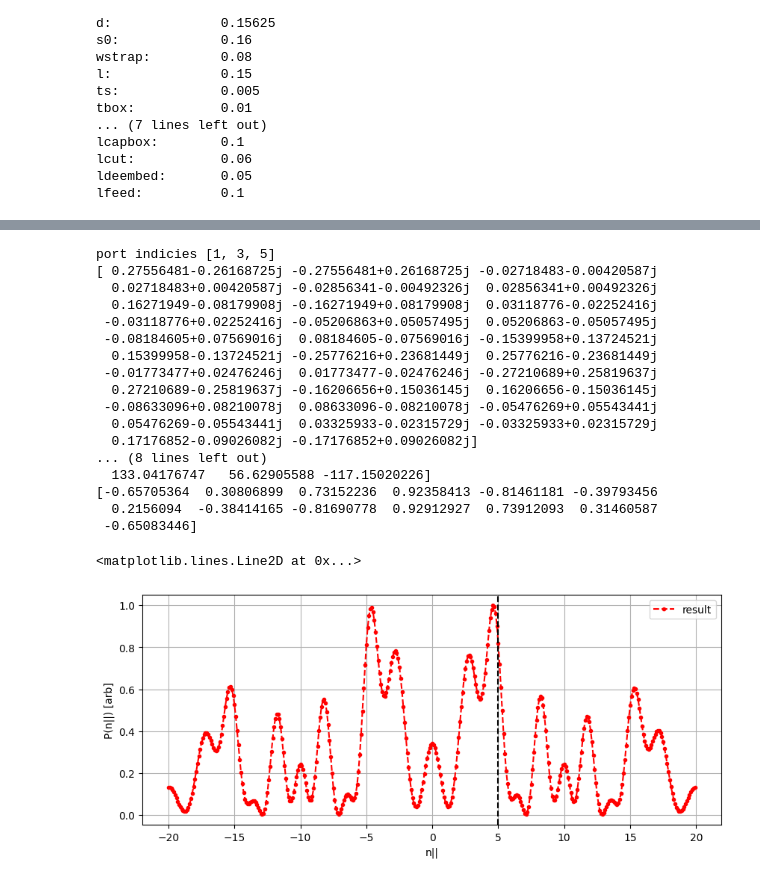
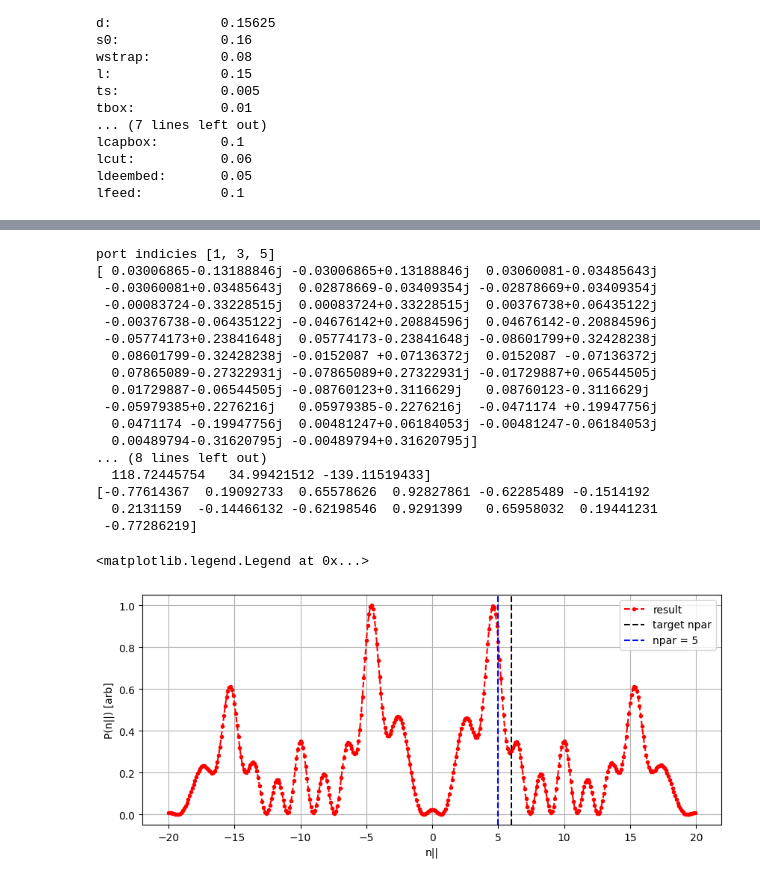
Before and after one commit to vandelij/TWA_circuit, a Jupyter notebook: longer_caps_CF_13straps_two_passive.ipynb, the cells around one changed output, grey strips where cells are left out. Saved outputs shown, nothing was run; the diff lists cells and outputs as text; code cells hidden in the pictures.

```diff
--- a/longer_caps_CF_13straps_two_passive.ipynb
+++ b/longer_caps_CF_13straps_two_passive.ipynb
@@ -97,11 +97,11 @@ freq_bounds = (92,100)#(92, 100)
 s11cutoff = -45
 
 # new settings
-alpha = 0 # 10,000 worked well
-gamma = 0
+alpha = 80000 # 10,000 worked well
+gamma = 1000
 lam1 = 0 # phase op
 lam2 = 0 # power ratio op
-target_npar = 5 # TODO: change back to 5
+target_npar = 6 # TODO: change back to 5
 target_PR = 2 # TODO: I do not know what the desired power ratio is.
 npar_bounds = [0, 10]
 num_npars = 100
@@ -216,48 +234,50 @@ print(strap_current_array)
 def get_phase(complexn):
     real = np.real(complexn)
     imag = np.imag(complexn)
     angle_rad = np.arctan2(imag, real)
     return angle_rad
 strap_phases = get_phase(strap_current_array)
 print(strap_phases*180/np.pi)
 
 npar_array = np.arange(0, 10, .1)
 npar_array = np.arange(-20, 20, .1)
 print(strap_phases/(np.pi))
 
 result_circ_model = np.array([], dtype='complex')
 for i in range(npar_array.shape[0]):
     power = myrfTWA.analytic_power_spectrum_general_phase_diff(npar_array[i], w_strap=myrfTWA.geometry_dict['wstrap'],
                                                                 d_strap=myrfTWA.geometry_dict['d'],
                                                                 freq=freq,
                                                                 phase_array=strap_phases)
     result_circ_model = np.append(result_circ_model, power)
 
 plt.figure(figsize=(10,4))
 plt.grid()
 plt.plot(npar_array, np.real(result_circ_model)/np.max(np.real(result_circ_model)), color='red', linestyle='--', label='result', marker='.')
 #plt.plot(npar_array, np.real(result_circ_model)/np.max(np.real(result_circ_model)), color='purple', linestyle='--', label='shifted')
 plt.xlabel('n||')
 plt.ylabel('P(n||) [arb]')
+
+plt.axvline(x=target_npar, ymin=0, ymax=1, color='k', linestyle='--', label='target npar')
+plt.axvline(x=5, ymin=0, ymax=1, color='blue', linestyle='--', label='npar = 5')
 plt.legend()
-plt.axvline(x=5, ymin=0, ymax=1, color='k', linestyle='--')
 # %% [output]
 port indicies [1, 3, 5]
-[ 0.27556481-0.26168725j -0.27556481+0.26168725j -0.02718483-0.00420587j
-  0.02718483+0.00420587j -0.02856341-0.00492326j  0.02856341+0.00492326j
-  0.16271949-0.08179908j -0.16271949+0.08179908j  0.03118776-0.02252416j
- -0.03118776+0.02252416j -0.05206863+0.05057495j  0.05206863-0.05057495j
- -0.08184605+0.07569016j  0.08184605-0.07569016j -0.15399958+0.13724521j
-  0.15399958-0.13724521j -0.25776216+0.23681449j  0.25776216-0.23681449j
- -0.01773477+0.02476246j  0.01773477-0.02476246j -0.27210689+0.25819637j
-  0.27210689-0.25819637j -0.16206656+0.15036145j  0.16206656-0.15036145j
- -0.08633096+0.08210078j  0.08633096-0.08210078j -0.05476269+0.05543441j
-  0.05476269-0.05543441j  0.03325933-0.02315729j -0.03325933+0.02315729j
-  0.17176852-0.09026082j -0.17176852+0.09026082j]
+[ 0.03006865-0.13188846j -0.03006865+0.13188846j  0.03060081-0.03485643j
+ -0.03060081+0.03485643j  0.02878669-0.03409354j -0.02878669+0.03409354j
+ -0.00083724-0.33228515j  0.00083724+0.33228515j  0.00376738+0.06435122j
+ -0.00376738-0.06435122j -0.04676142+0.20884596j  0.04676142-0.20884596j
+ -0.05774173+0.23841648j  0.05774173-0.23841648j -0.08601799+0.32428238j
+  0.08601799-0.32428238j -0.0152087 +0.07136372j  0.0152087 -0.07136372j
+  0.07865089-0.27322931j -0.07865089+0.27322931j -0.01729887+0.06544505j
+  0.01729887-0.06544505j -0.08760123+0.3116629j   0.08760123-0.3116629j
+ -0.05979385+0.2276216j   0.05979385-0.2276216j  -0.0471174 +0.19947756j
+  0.0471174 -0.19947756j  0.00481247+0.06184053j -0.00481247-0.06184053j
+  0.00489794-0.31620795j -0.00489794+0.31620795j]
 ... (8 lines left out)
-  133.04176747   56.62905588 -117.15020226]
-[-0.65705364  0.30806899  0.73152236  0.92358413 -0.81461181 -0.39793456
-  0.2156094  -0.38414165 -0.81690778  0.92912927  0.73912093  0.31460587
- -0.65083446]
+  118.72445754   34.99421512 -139.11519433]
+[-0.77614367  0.19092733  0.65578626  0.92827861 -0.62285489 -0.1514192
+  0.2131159  -0.14466132 -0.62198546  0.9291399   0.65958032  0.19441231
+ -0.77286219]
-<matplotlib.lines.Line2D at 0x...>
+<matplotlib.legend.Legend at 0x...>
-[figure, old version]
+[figure, new version]
```
Also changed, not shown: parts of 3 cells of this notebook.
